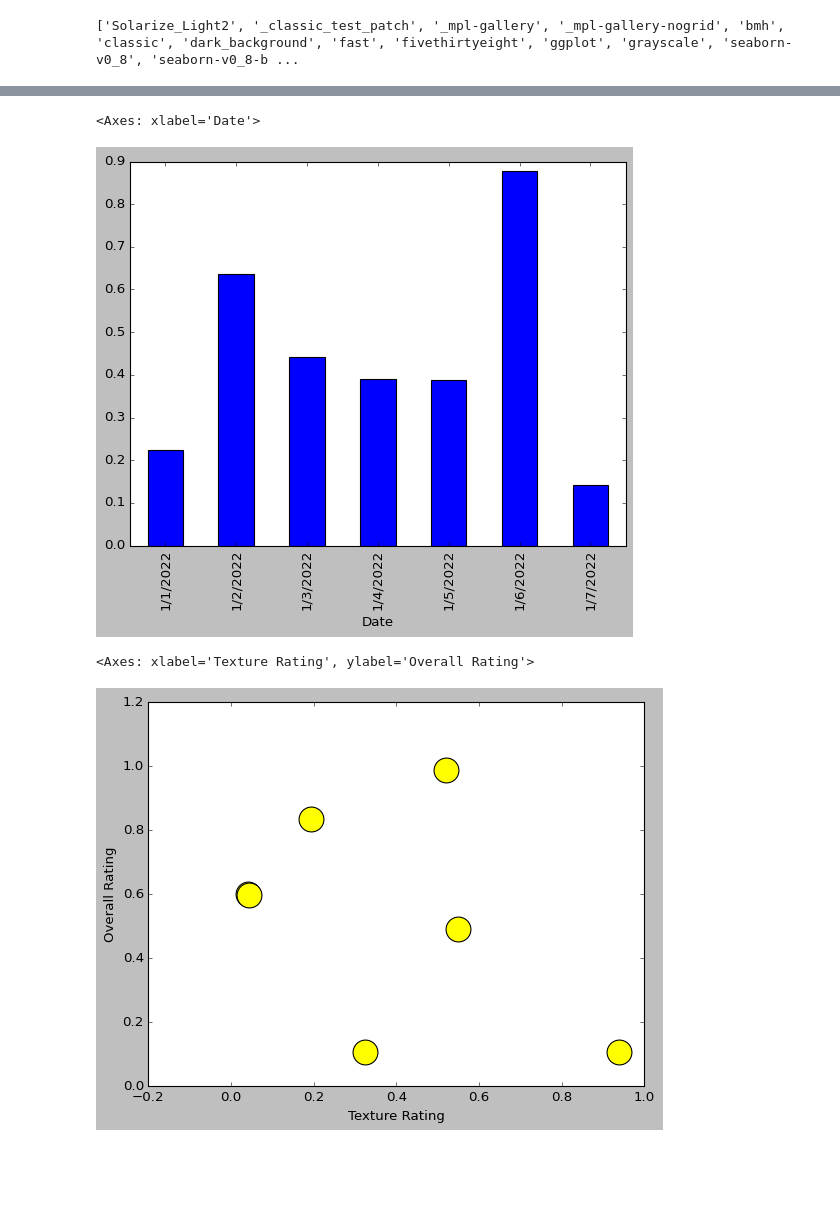
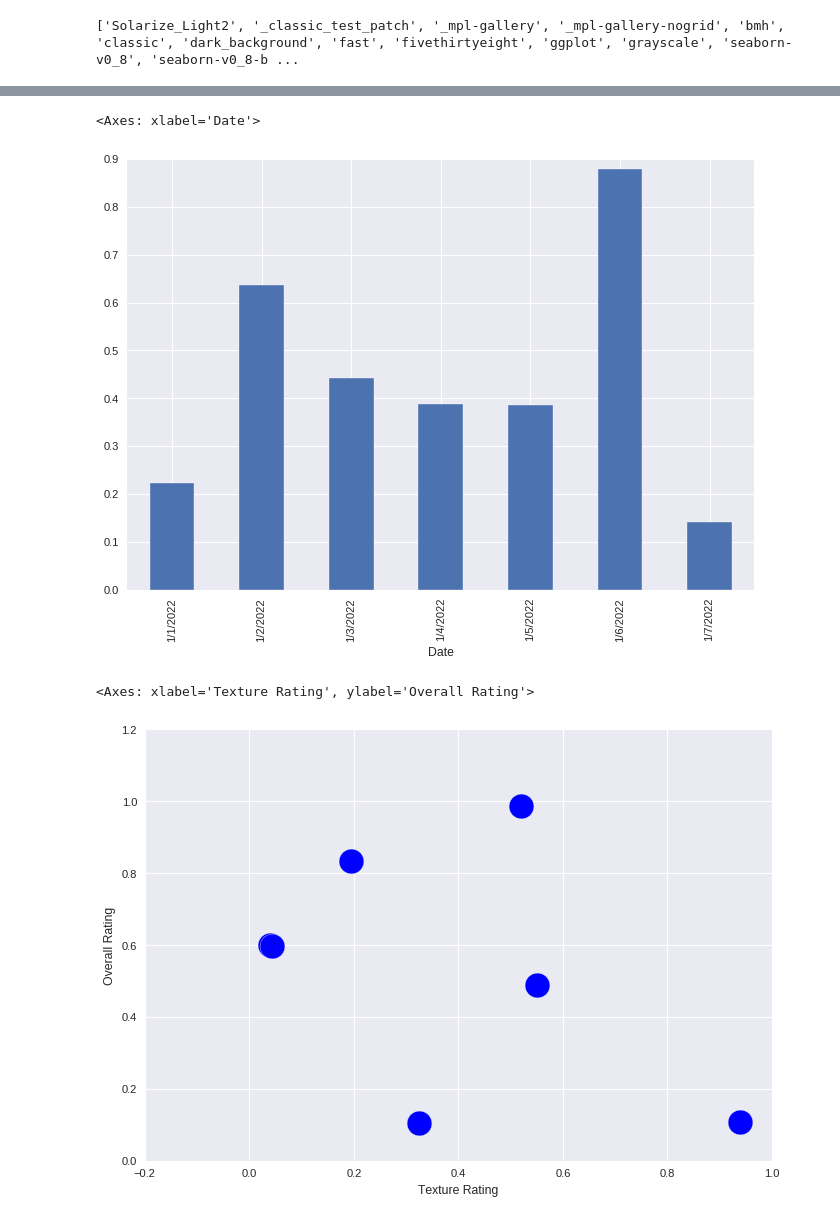
Before and after one commit to ManasaCherukupally1/ManasaINFO5731_Spring2023, a Jupyter notebook: Data Analysis/Data_Visualization.ipynb, the cells around one changed output, grey strips where cells are left out. Saved outputs shown, nothing was run; the diff lists cells and outputs as text; code cells hidden in the pictures; blank space fills up the shorter version.

```diff
--- a/Data Analysis/Data_Visualization.ipynb
+++ b/Data Analysis/Data_Visualization.ipynb
@@ -32,7 +32,7 @@ df
 | 1/7/2022 | 0.140995 | 0.325110 | 0.105147 |
 # %%
 print(plt.style.available)
-plt.style.use('classic')
+plt.style.use('seaborn-v0_8')
 # %% [output]
 ['Solarize_Light2', '_classic_test_patch', '_mpl-gallery', '_mpl-gallery-nogrid', 'bmh', 'classic', 'dark_background', 'fast', 'fivethirtyeight', 'ggplot', 'grayscale', 'seaborn-v0_8', 'seaborn-v0_8-b ...
 # %%
@@ -61,12 +61,12 @@ df.plot.barh(stacked=True)
 df['Flavor Rating'].plot(kind='bar')
 # %% [output]
 <Axes: xlabel='Date'>
-[figure, old version]
+[figure, new version]
 # %%
-df.plot.scatter(x = 'Texture Rating', y = 'Overall Rating', s = 500, c = 'Yellow')
+df.plot.scatter(x = 'Texture Rating', y = 'Overall Rating', s = 500, c = 'Blue')
 # %% [output]
 <Axes: xlabel='Texture Rating', ylabel='Overall Rating'>
-[figure, old version]
+[figure, new version]
 # %%
 df.plot.hist(bins = 10)
 # %% [output]
```
Also changed, not shown: parts of 9 cells of this notebook.
